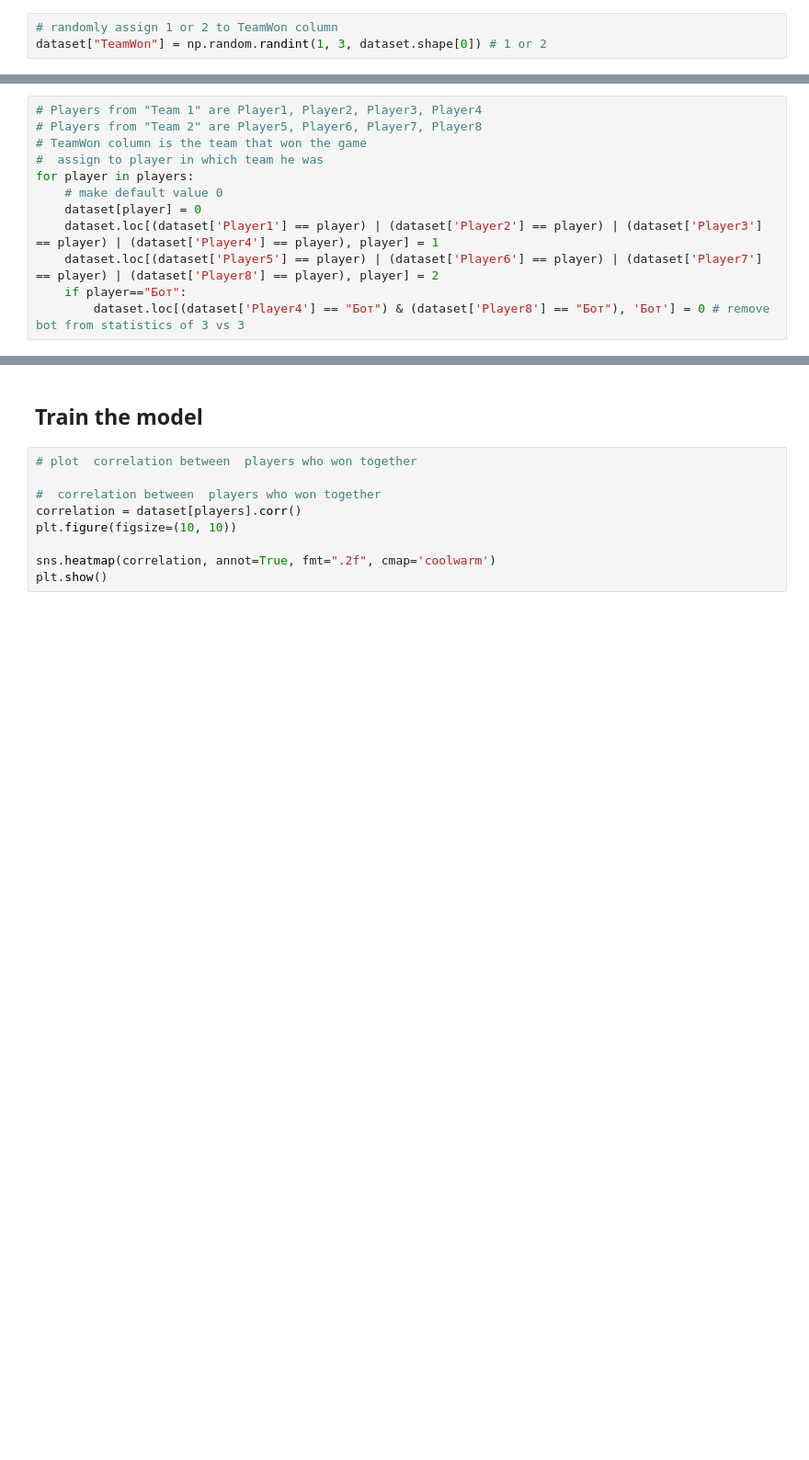
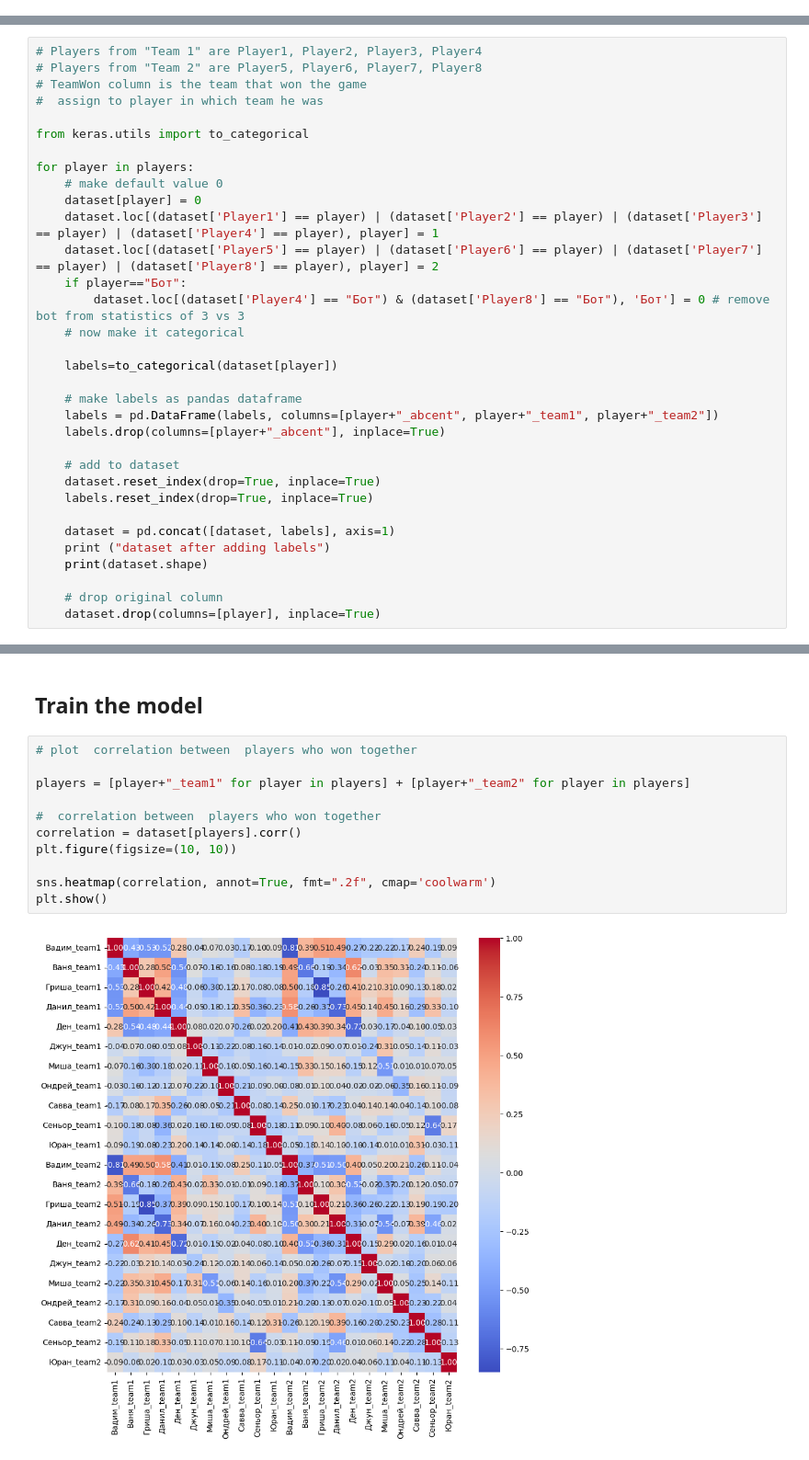
Before and after one commit to aprozo/team_split, a Jupyter notebook: train.ipynb, the cells around one changed output, grey strips where cells are left out. Shown: that part at 92% size. Saved outputs shown, nothing was run; the diff lists cells and outputs as text; blank space fills up the shorter version.

```diff
--- a/train.ipynb
+++ b/train.ipynb
@@ -155,3 +143,0 @@ dataset
-# %%
-# randomly assign 1 or 2 to TeamWon column
-dataset["TeamWon"] = np.random.randint(1, 3, dataset.shape[0]) # 1 or 2
@@ -160,6 +151,9 @@ dataset["TeamWon"] = np.random.randint(1, 3, dataset.shape[0]) # 1 or 2
 # Players from "Team 2" are Player5, Player6, Player7, Player8
 # TeamWon column is the team that won the game
 #  assign to player in which team he was
+
+from keras.utils import to_categorical
+
 for player in players:
     # make default value 0
     dataset[player] = 0
@@ -167,3 +161,21 @@ for player in players:
     dataset.loc[(dataset['Player5'] == player) | (dataset['Player6'] == player) | (dataset['Player7'] == player) | (dataset['Player8'] == player), player] = 2
     if player=="Бот":
         dataset.loc[(dataset['Player4'] == "Бот") & (dataset['Player8'] == "Бот"), 'Бот'] = 0 # remove bot from statistics of 3 vs 3
+    # now make it categorical
+
+    labels=to_categorical(dataset[player])
+
+    # make labels as pandas dataframe
+    labels = pd.DataFrame(labels, columns=[player+"_abcent", player+"_team1", player+"_team2"])
+    labels.drop(columns=[player+"_abcent"], inplace=True)
+
+    # add to dataset
+    dataset.reset_index(drop=True, inplace=True)
+    labels.reset_index(drop=True, inplace=True)
+
+    dataset = pd.concat([dataset, labels], axis=1)
+    print ("dataset after adding labels")
+    print(dataset.shape)
+
+    # drop original column
+    dataset.drop(columns=[player], inplace=True)
@@ -225,13 +259,17 @@ plt.show()
 ## Train the model
 # %%
 # plot  correlation between  players who won together
+
+players = [player+"_team1" for player in players] + [player+"_team2" for player in players]
 
 #  correlation between  players who won together
 correlation = dataset[players].corr()
 plt.figure(figsize=(10, 10))
 
 sns.heatmap(correlation, annot=True, fmt=".2f", cmap='coolwarm')
 plt.show()
+# %% [output]
+[figure, added]
 # %%
 # split the dataset into train and test
 train, test = train_test_split(dataset,  test_size=test_size, random_state=42)
```
Also changed, not shown: parts of 17 cells of this notebook, 2 other files.
